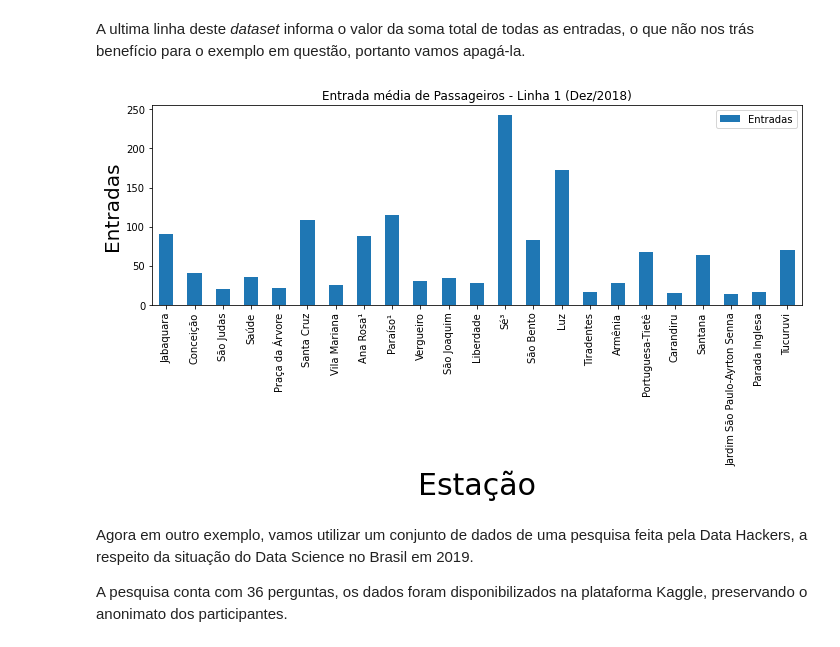
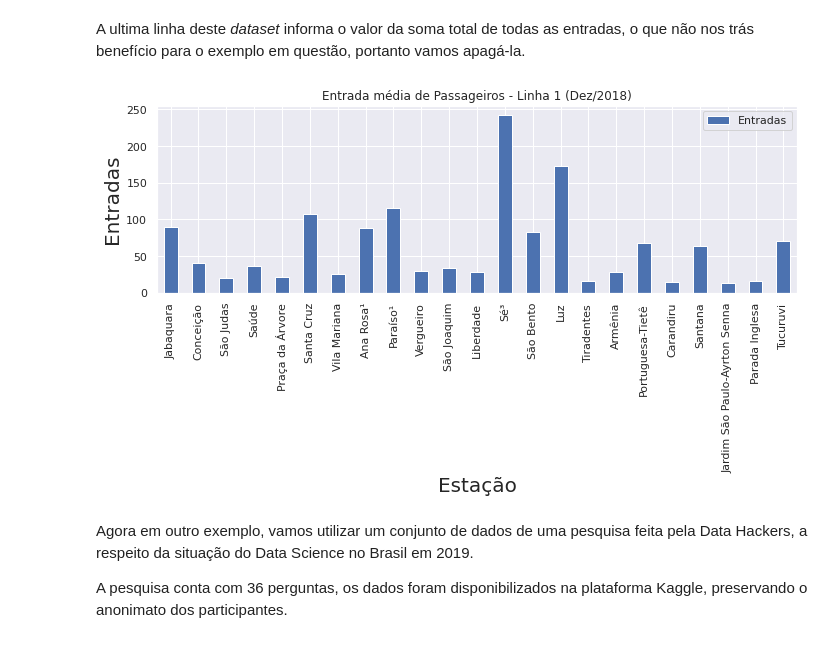
Before and after one commit to marcosilvaa/dados_estudos, a Jupyter notebook: Visualização_Gráfica.ipynb, the cells around one changed output. Saved outputs shown, nothing was run; the diff lists cells and outputs as text; code cells hidden in the pictures.

```diff
--- a/Visualização_Gráfica.ipynb
+++ b/Visualização_Gráfica.ipynb
@@ -6,6 +6,14 @@
 Para um bom projeto de *DataScience*, a visualização gráfica é um dos requisitos mais importantes, uma vez que a função do gráfico é comunicar uma informação, deve ser feito de maneira clara e direta.
 
 Este notebook é uma sequência de tutoriais sobre como fazer os mais diversos tipos de gráficos, os dados utilizados são do curso *Data Science na Prática* do professor Carlos Melo da Familia [Sigmoidal](https://sigmoidal.ai).
+# %%
+# importando pacotes
+import pandas as pd
+import matplotlib.pyplot as plt
+import seaborn as sns
+
+%matplotlib inline
+sns.set()
 # %% [markdown]
 ## Gráfico de Linhas
 
@@ -207,18 +211,19 @@ A ultima linha deste *dataset* informa o valor da soma total de todas as entrada
 # apagando linha `TOTAL`
 df_metro.drop(index=23, axis=0, inplace=True)
 # %%
+
 # plotando gráfico de barras com a entrada média dos passageiros
 fig, ax = plt.subplots(figsize=(10,6))
 
 df_metro.plot(x='Estação', y='Entradas', kind='bar', ax=ax)
 
 ax.set_title("Entrada média de Passageiros - Linha 1 (Dez/2018)")
-ax.set_xlabel("Estação", fontsize=30)
+ax.set_xlabel("Estação", fontsize=20)
 ax.set_ylabel("Entradas", fontsize=20)
 
 plt.tight_layout()
 # %% [output]
-[figure, old version]
+[figure, new version]
 # %% [markdown]
 Agora em outro exemplo, vamos utilizar um conjunto de dados de uma pesquisa feita pela Data Hackers, a respeito da situação do Data Science no Brasil em 2019.
 
```
Also changed, not shown: parts of 22 cells of this notebook.
